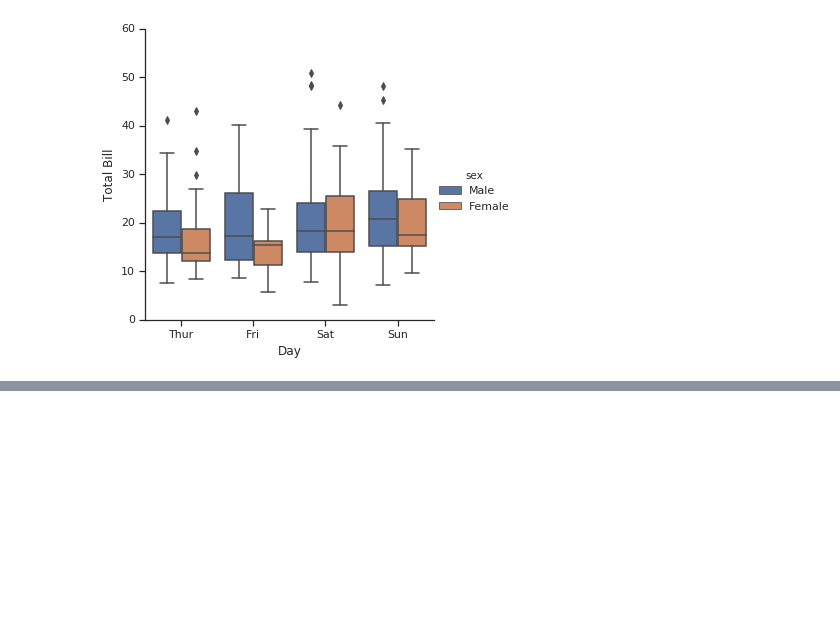
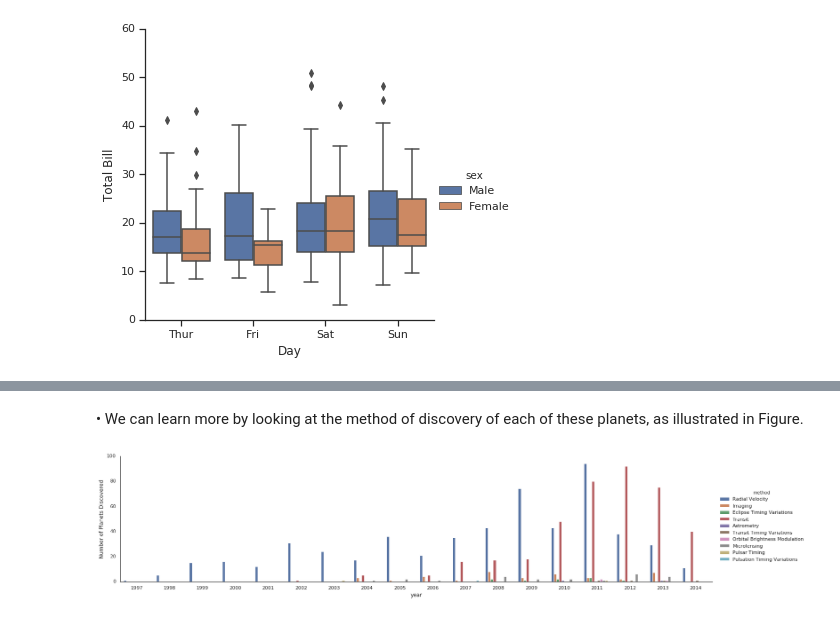
Before and after one commit to rajesh1994/python_excercise_programiz, a Jupyter notebook: python/11_matplotlib/python_for_datascience_handbook/14. Visualization with Seaborn.ipynb, the cells around one changed output, grey strips where cells are left out. Saved outputs shown, nothing was run; the diff lists cells and outputs as text; code cells hidden in the pictures; blank space fills up the shorter version.

```diff
--- a/python/11_matplotlib/python_for_datascience_handbook/14. Visualization with Seaborn.ipynb
+++ b/python/11_matplotlib/python_for_datascience_handbook/14. Visualization with Seaborn.ipynb
@@ -185,0 +225,8 @@ with sns.axes_style(style='ticks'):
+# %% [markdown]
+• We can learn more by looking at the method of discovery of each of these planets, as illustrated in Figure.
+# %%
+with sns.axes_style('white'):
+    g = sns.factorplot('year', data = planets, aspect = 4.0, kind = 'count', hue = 'method', order = range(1997, 2015))
+    g.set_ylabels('Number of Planets Discovered');
+# %% [output]
+[figure, added]
```
Also changed, not shown: parts of 21 cells of this notebook, 1 other file.
